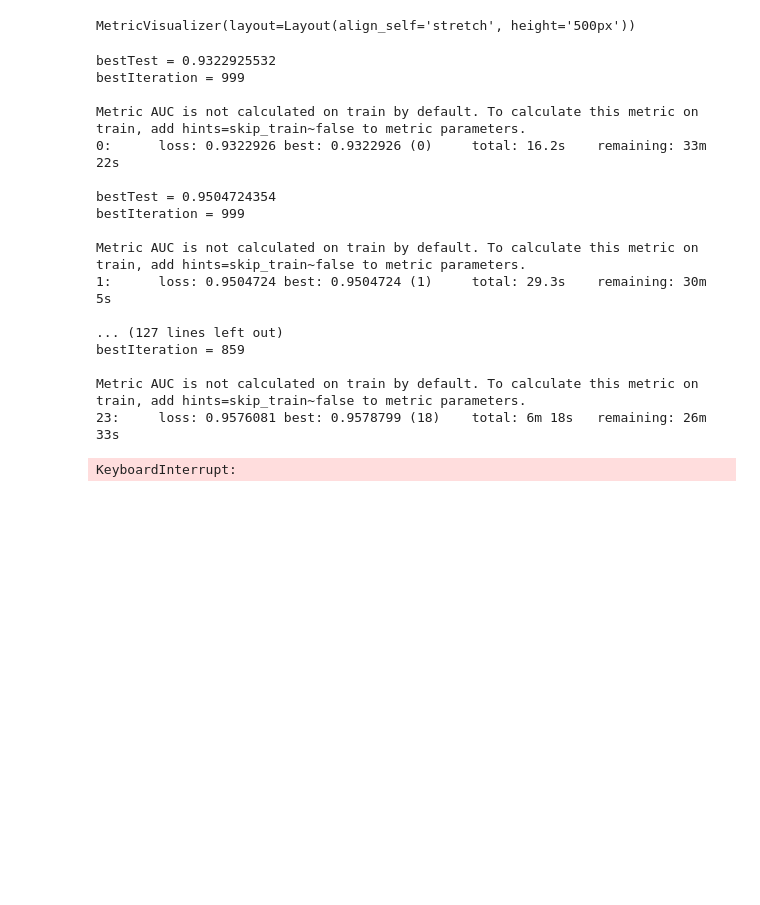
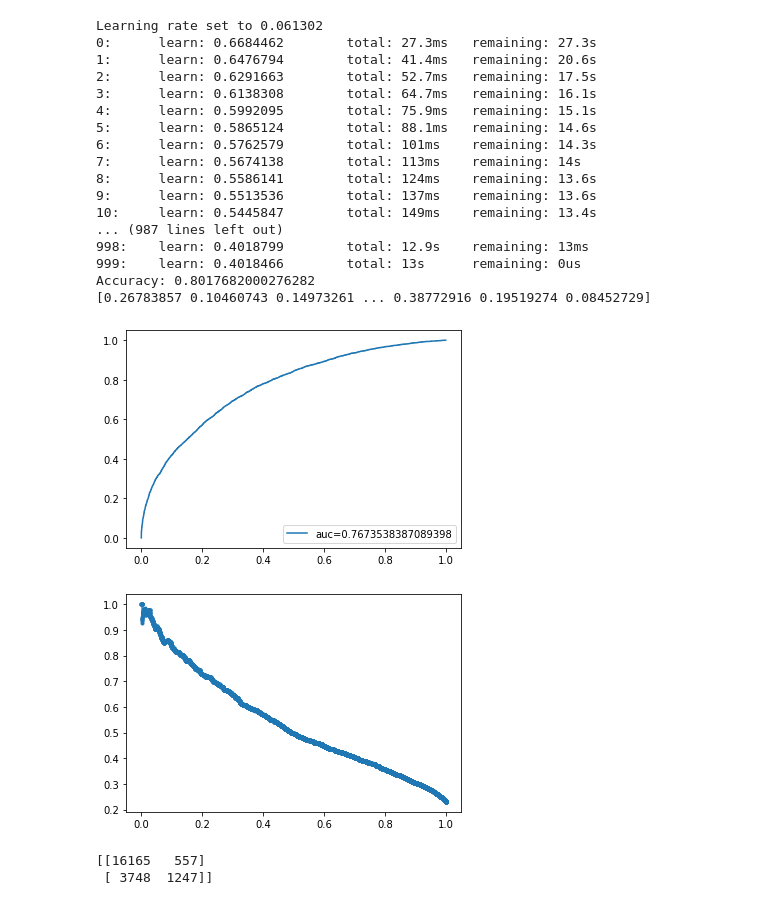
Before and after one commit to neeley-pate/ECE461PFinalProject, a Jupyter notebook: classifiers/AUS_classification_classifiers.ipynb, the cells around one changed output. Cells and saved outputs as stored; diff of their text form; code cells hidden in the pictures; blank space fills up the shorter version.

```diff
--- a/classifiers/AUS_classification_classifiers.ipynb
+++ b/classifiers/AUS_classification_classifiers.ipynb
@@ -187,32 +220,47 @@ Accuracy: 0.8706543261039739
-# %%
-# CatBoost
-
-model = CatBoostClassifier(random_seed=42, loss_function='Logloss', eval_metric='AUC', silent=True)
-grid = {'learning_rate': [0.01, 0.05, 0.1, 0.5, 1],
-        'l2_leaf_reg': [0.001, 0.01, 0.1, 1, 10],
-        'depth': [2, 4, 6, 8, 10]}
-grid_search_result = model.grid_search(grid,
-                                       X=X_train,
-                                       y=y_train,
-                                       cv=3,
-                                       plot=True)
-# %% [output]
-MetricVisualizer(layout=Layout(align_self='stretch', height='500px'))
-bestTest = 0.9322925532
-bestIteration = 999
-
-Metric AUC is not calculated on train by default. To calculate this metric on train, add hints=skip_train~false to metric parameters.
-0:      loss: 0.9322926 best: 0.9322926 (0)     total: 16.2s    remaining: 33m 22s
-
-bestTest = 0.9504724354
-bestIteration = 999
-
-Metric AUC is not calculated on train by default. To calculate this metric on train, add hints=skip_train~false to metric parameters.
-1:      loss: 0.9504724 best: 0.9504724 (1)     total: 29.3s    remaining: 30m 5s
-
-... (127 lines left out)
-bestIteration = 859
-
-Metric AUC is not calculated on train by default. To calculate this metric on train, add hints=skip_train~false to metric parameters.
-23:     loss: 0.9576081 best: 0.9578799 (18)    total: 6m 18s   remaining: 26m 33s
-KeyboardInterrupt:
+# %%
+# Catboost
+
+clf = CatBoostClassifier(random_state=42, loss_function='Logloss')
+clf.fit(x_train, y_train)
+cat_pred = clf.predict(x_test)
+print("Accuracy:", accuracy_score(y_test, cat_pred))
+cat_pred_proba = clf.predict_proba(x_test)[::,1]
+print(cat_pred_proba)
+fpr, tpr, _ = roc_curve(y_test,  cat_pred_proba)
+auc = roc_auc_score(y_test, cat_pred_proba)
+plt.plot(fpr,tpr,label="auc="+str(auc))
+plt.legend(loc=4)
+plt.show()
+
+precision, recall, _ = precision_recall_curve(y_test, cat_pred_proba)
+plt.plot(recall, precision, marker='.')
+plt.show()
+
+print(confusion_matrix(y_test, cat_pred))
+
+importance = clf.get_feature_importance()
+plt.bar(x_train.columns, importance)
+plt.xticks(rotation=90)
+plt.show()
+# %% [output]
+Learning rate set to 0.061302
+0:      learn: 0.6684462        total: 27.3ms   remaining: 27.3s
+1:      learn: 0.6476794        total: 41.4ms   remaining: 20.6s
+2:      learn: 0.6291663        total: 52.7ms   remaining: 17.5s
+3:      learn: 0.6138308        total: 64.7ms   remaining: 16.1s
+4:      learn: 0.5992095        total: 75.9ms   remaining: 15.1s
+5:      learn: 0.5865124        total: 88.1ms   remaining: 14.6s
+6:      learn: 0.5762579        total: 101ms    remaining: 14.3s
+7:      learn: 0.5674138        total: 113ms    remaining: 14s
+8:      learn: 0.5586141        total: 124ms    remaining: 13.6s
+9:      learn: 0.5513536        total: 137ms    remaining: 13.6s
+10:     learn: 0.5445847        total: 149ms    remaining: 13.4s
+... (987 lines left out)
+998:    learn: 0.4018799        total: 12.9s    remaining: 13ms
+999:    learn: 0.4018466        total: 13s      remaining: 0us
+Accuracy: 0.8017682000276282
+[0.26783857 0.10460743 0.14973261 ... 0.38772916 0.19519274 0.08452729]
+[figure, added]
+[figure, added]
+[[16165   557]
+ [ 3748  1247]]
```
Also changed, not shown: parts of 11 cells of this notebook, 3 other files.
